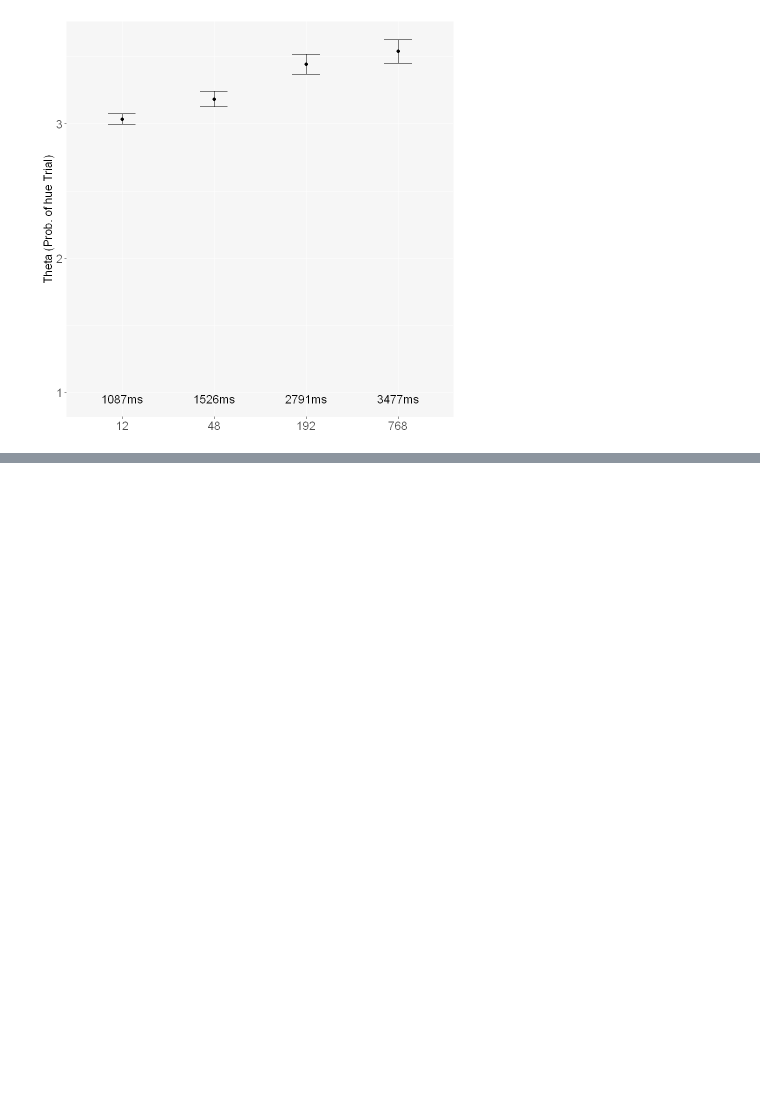
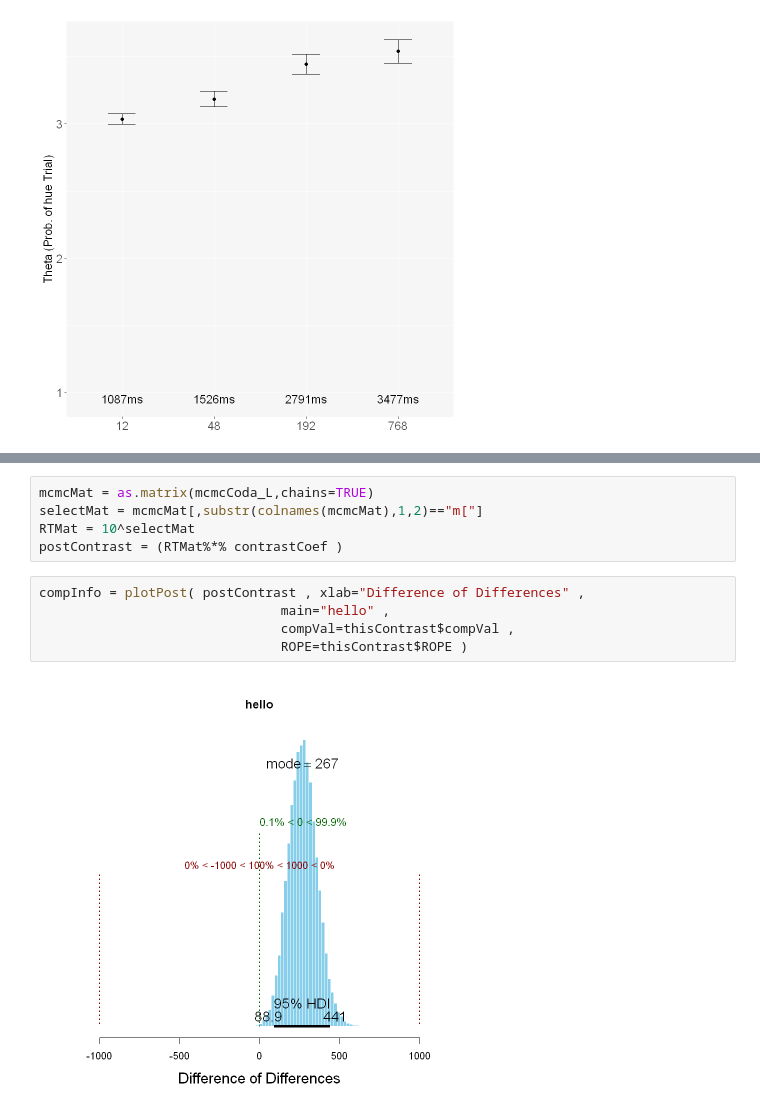
Before and after one commit to weiwei-uvic/PopoutStudyAnalysis, a Jupyter notebook: Analysis_2Fact.ipynb, the cells around one changed output, grey strips where cells are left out. Cells and saved outputs as stored; diff of their text form; blank space fills up the shorter version.

```diff
--- a/Analysis_2Fact.ipynb
+++ b/Analysis_2Fact.ipynb
@@ -1034,0 +1073,12 @@ plotAnaResults(getIntervals(mcmcCoda_S))
+# %%
+mcmcMat = as.matrix(mcmcCoda_L,chains=TRUE)
+selectMat = mcmcMat[,substr(colnames(mcmcMat),1,2)=="m["]
+RTMat = 10^selectMat
+postContrast = (RTMat%*% contrastCoef )
+# %%
+compInfo = plotPost( postContrast , xlab="Difference of Differences" ,
+                               main="hello" ,
+                               compVal=thisContrast$compVal ,
+                               ROPE=thisContrast$ROPE )
+# %% [output]
+[figure, added]
```
Also changed, not shown: parts of 8 cells of this notebook, 4 other files.
